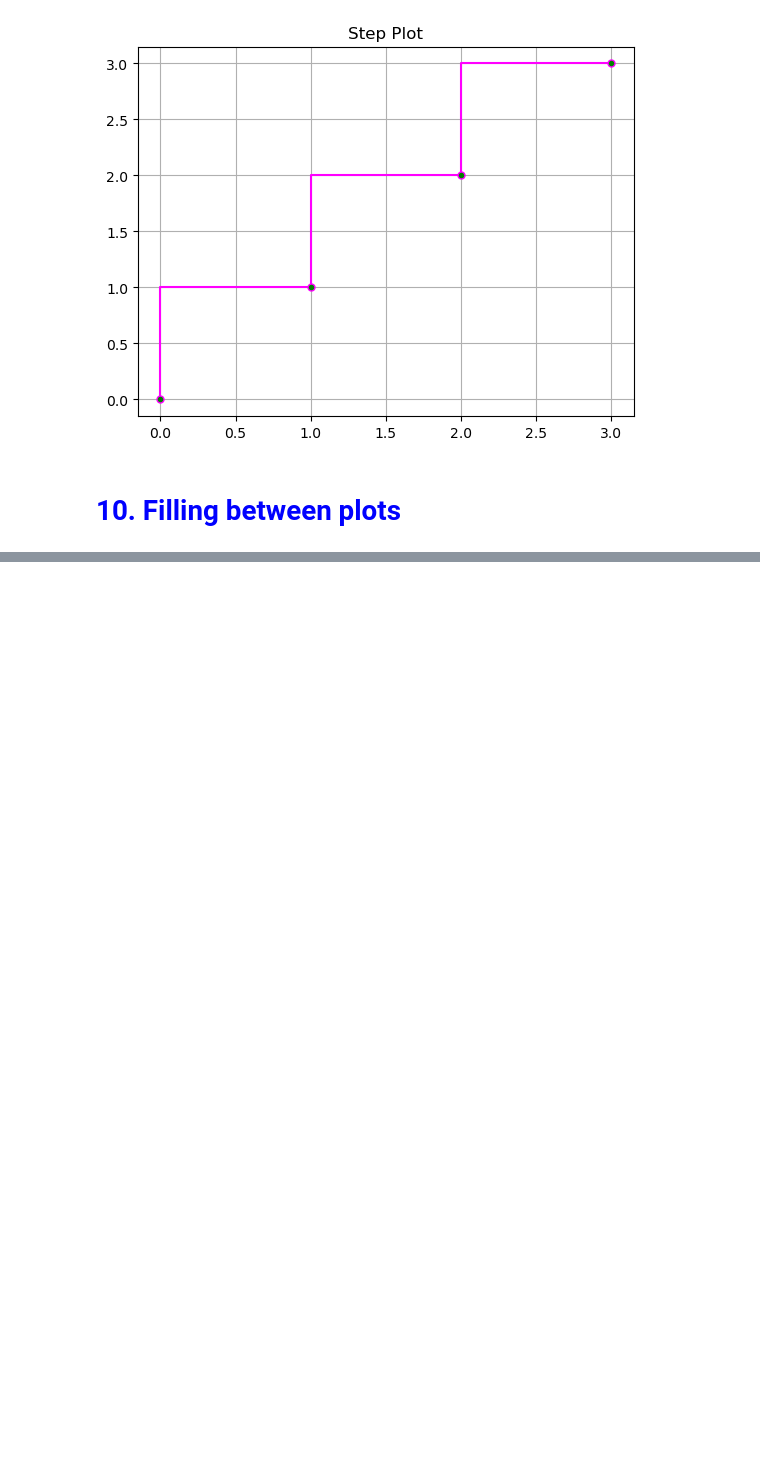
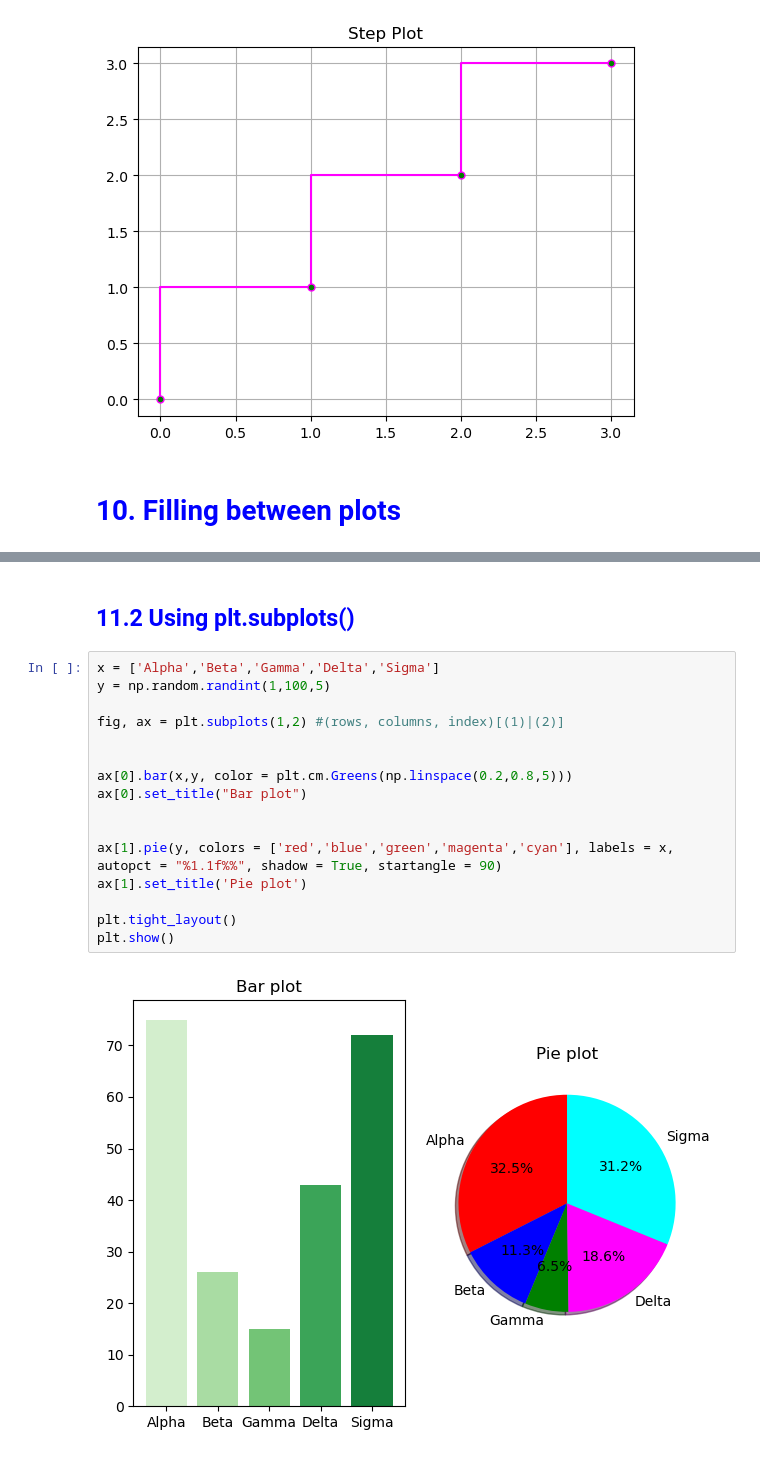
Before and after one commit to Kartika-Nidhi/Libraries_for_DS, a Jupyter notebook: Matplotlib.ipynb, the cells around one changed output, grey strips where cells are left out. Drawn from its saved outputs; the diff is of its cells as text; blank space fills up the shorter version.

Commit message:
Added subplots in matplotlib

```diff
--- a/Matplotlib.ipynb
+++ b/Matplotlib.ipynb
@@ -464,0 +487,20 @@ plt.show()
+# %% [markdown]
+<h2 style = "color:blue">11.2 Using plt.subplots()
+# %%
+x = ['Alpha','Beta','Gamma','Delta','Sigma']
+y = np.random.randint(1,100,5)
+
+fig, ax = plt.subplots(1,2) #(rows, columns, index)[(1)|(2)]
+
+
+ax[0].bar(x,y, color = plt.cm.Greens(np.linspace(0.2,0.8,5)))
+ax[0].set_title("Bar plot")
+
+
+ax[1].pie(y, colors = ['red','blue','green','magenta','cyan'], labels = x, autopct = "%1.1f%%", shadow = True, startangle = 90)
+ax[1].set_title('Pie plot')
+
+plt.tight_layout()
+plt.show()
+# %% [output]
+[figure, added]
```
Also changed, not shown: parts of 16 cells of this notebook.
